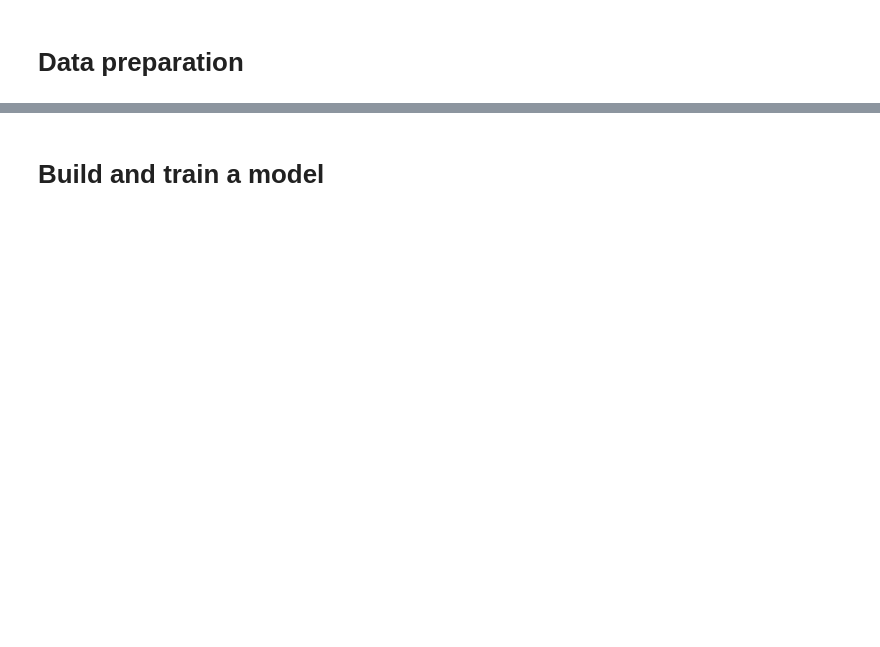
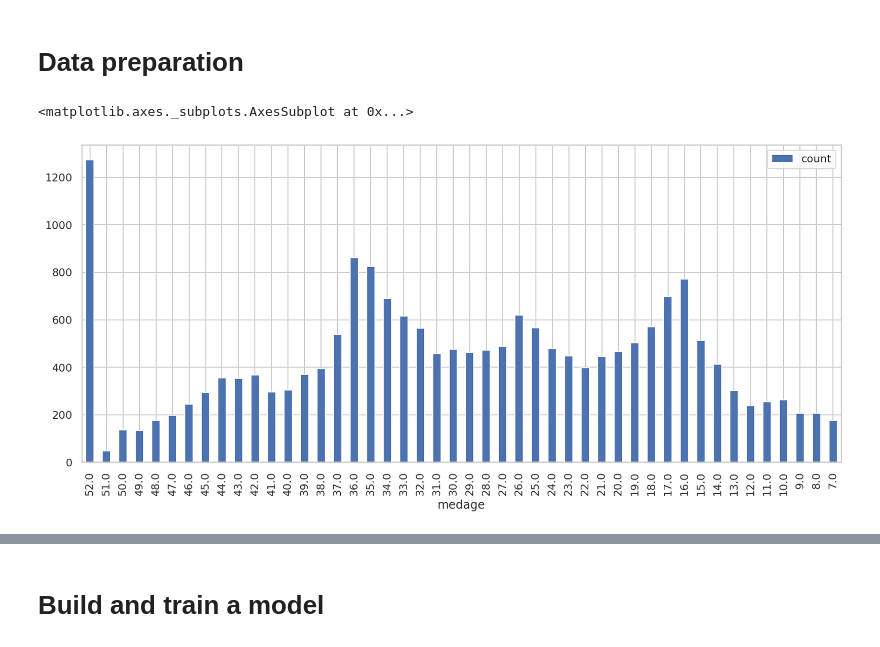
Before and after one commit to JulienCojan/pyspark_kschool, a Jupyter notebook: Housing_regression.ipynb, the cells around one changed output, grey strips where cells are left out. Drawn from its saved outputs; the diff is of its cells as text; code cells hidden in the pictures; blank space fills up the shorter version.

```diff
--- a/Housing_regression.ipynb
+++ b/Housing_regression.ipynb
@@ -87,4 +146,11 @@ result_df.toPandas().plot.bar(x='medage',figsize=(14, 6))
 # %% [markdown]
 # Data preparation
+# %%
+reformated_df = housing_df[housing_df.medage>6]
+# %%
+reformated_df.groupBy("medage").count().sort("medage", ascending=False).toPandas().plot.bar(x='medage',figsize=(14, 6))
+# %% [output]
+<matplotlib.axes._subplots.AxesSubplot at 0x...>
+[figure, added]
 # %%
 # Adjust the values of `medianHouseValue`
```
Also changed, not shown: parts of 37 cells of this notebook.
